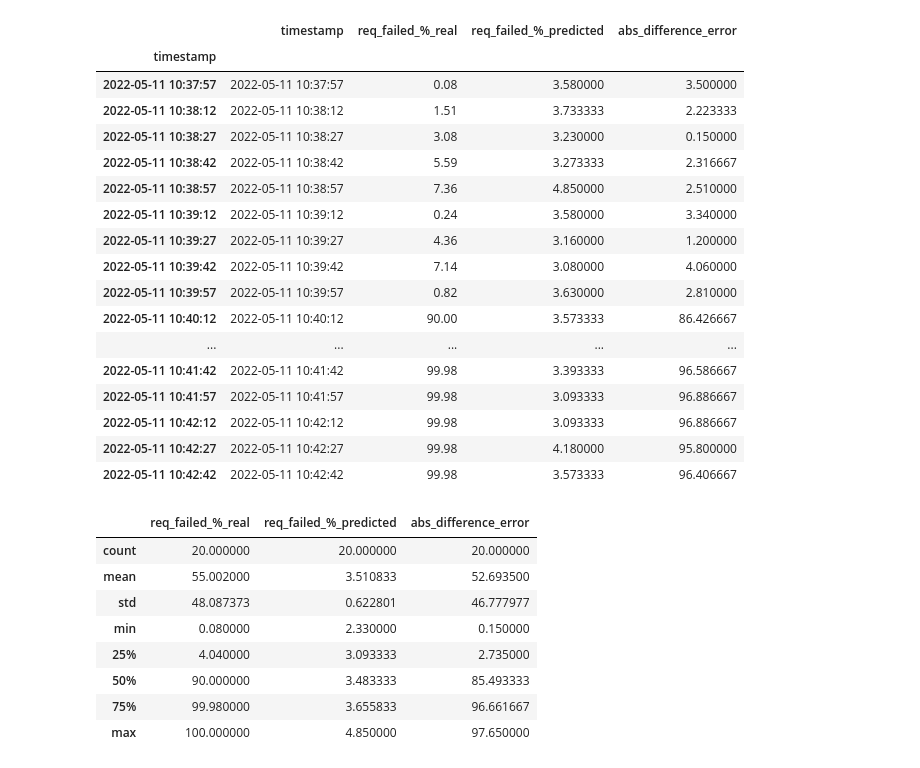
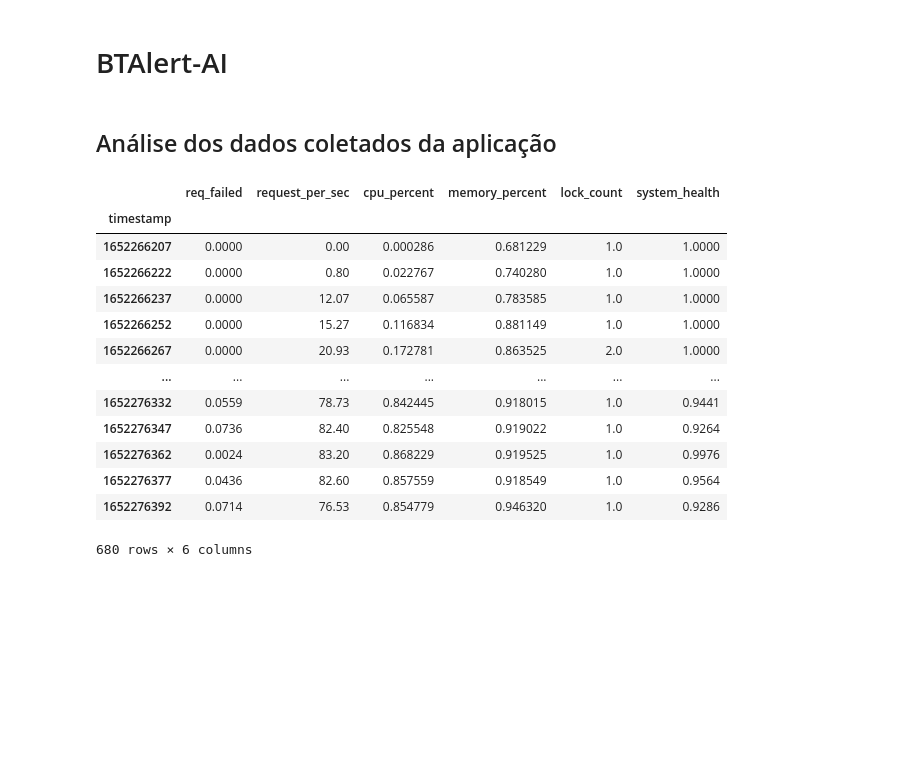
Before and after one commit to BureauTech/BTAlert-AI, a Jupyter notebook: jupyter/notebook.ipynb, the cells around one changed output. Drawn from its saved outputs; the diff is of its cells as text; code cells hidden in the pictures; blank space fills up the shorter version.

Commit message:
Adicao do dicionario de dados e remocao de arquivos desnecessarios

```diff
--- a/jupyter/notebook.ipynb
+++ b/jupyter/notebook.ipynb
@@ -233,33 +1,2 @@ resultado['abs_difference_error'] = abs(resultado['req_failed_%_predicted'] - re
-# %%
-resultado.head(len(resultado))
-# %% [output]
-|  | timestamp | req_failed_%_real | req_failed_%_predicted | abs_difference_error |
-| timestamp |  |  |  |  |
-| 2022-05-11 10:37:57 | 2022-05-11 10:37:57 | 0.08 | 3.580000 | 3.500000 |
-| 2022-05-11 10:38:12 | 2022-05-11 10:38:12 | 1.51 | 3.733333 | 2.223333 |
-| 2022-05-11 10:38:27 | 2022-05-11 10:38:27 | 3.08 | 3.230000 | 0.150000 |
-| 2022-05-11 10:38:42 | 2022-05-11 10:38:42 | 5.59 | 3.273333 | 2.316667 |
-| 2022-05-11 10:38:57 | 2022-05-11 10:38:57 | 7.36 | 4.850000 | 2.510000 |
-| 2022-05-11 10:39:12 | 2022-05-11 10:39:12 | 0.24 | 3.580000 | 3.340000 |
-| 2022-05-11 10:39:27 | 2022-05-11 10:39:27 | 4.36 | 3.160000 | 1.200000 |
-| 2022-05-11 10:39:42 | 2022-05-11 10:39:42 | 7.14 | 3.080000 | 4.060000 |
-| 2022-05-11 10:39:57 | 2022-05-11 10:39:57 | 0.82 | 3.630000 | 2.810000 |
-| 2022-05-11 10:40:12 | 2022-05-11 10:40:12 | 90.00 | 3.573333 | 86.426667 |
-| ... | ... | ... | ... | ... |
-| 2022-05-11 10:41:42 | 2022-05-11 10:41:42 | 99.98 | 3.393333 | 96.586667 |
-| 2022-05-11 10:41:57 | 2022-05-11 10:41:57 | 99.98 | 3.093333 | 96.886667 |
-| 2022-05-11 10:42:12 | 2022-05-11 10:42:12 | 99.98 | 3.093333 | 96.886667 |
-| 2022-05-11 10:42:27 | 2022-05-11 10:42:27 | 99.98 | 4.180000 | 95.800000 |
-| 2022-05-11 10:42:42 | 2022-05-11 10:42:42 | 99.98 | 3.573333 | 96.406667 |
-# %%
-resultado.describe()
-# %% [output]
-|  | req_failed_%_real | req_failed_%_predicted | abs_difference_error |
-| count | 20.000000 | 20.000000 | 20.000000 |
-| mean | 55.002000 | 3.510833 | 52.693500 |
-| std | 48.087373 | 0.622801 | 46.777977 |
-| min | 0.080000 | 2.330000 | 0.150000 |
-| 25% | 4.040000 | 3.093333 | 2.735000 |
-| 50% | 90.000000 | 3.483333 | 85.493333 |
-| 75% | 99.980000 | 3.655833 | 96.661667 |
-| max | 100.000000 | 4.850000 | 97.650000 |
+# %% [markdown]
+# BTAlert-AI
@@ -265,0 +7,21 @@ resultado.describe()
+# %% [markdown]
+## Análise dos dados coletados da aplicação
+# %%
+df_all_samples = pd.read_csv('data/samples.csv', delimiter=';', index_col='timestamp')
+df_last_samples = df_all_samples.tail(185)
+df_all_samples
+# %% [output]
+|  | req_failed | request_per_sec | cpu_percent | memory_percent | lock_count | system_health |
+| timestamp |  |  |  |  |  |  |
+| 1652266207 | 0.0000 | 0.00 | 0.000286 | 0.681229 | 1.0 | 1.0000 |
+| 1652266222 | 0.0000 | 0.80 | 0.022767 | 0.740280 | 1.0 | 1.0000 |
+| 1652266237 | 0.0000 | 12.07 | 0.065587 | 0.783585 | 1.0 | 1.0000 |
+| 1652266252 | 0.0000 | 15.27 | 0.116834 | 0.881149 | 1.0 | 1.0000 |
+| 1652266267 | 0.0000 | 20.93 | 0.172781 | 0.863525 | 2.0 | 1.0000 |
+| ... | ... | ... | ... | ... | ... | ... |
+| 1652276332 | 0.0559 | 78.73 | 0.842445 | 0.918015 | 1.0 | 0.9441 |
+| 1652276347 | 0.0736 | 82.40 | 0.825548 | 0.919022 | 1.0 | 0.9264 |
+| 1652276362 | 0.0024 | 83.20 | 0.868229 | 0.919525 | 1.0 | 0.9976 |
+| 1652276377 | 0.0436 | 82.60 | 0.857559 | 0.918549 | 1.0 | 0.9564 |
+| 1652276392 | 0.0714 | 76.53 | 0.854779 | 0.946320 | 1.0 | 0.9286 |
+680 rows × 6 columns
```
Also changed, not shown: parts of 23 cells of this notebook, 12 other files.
